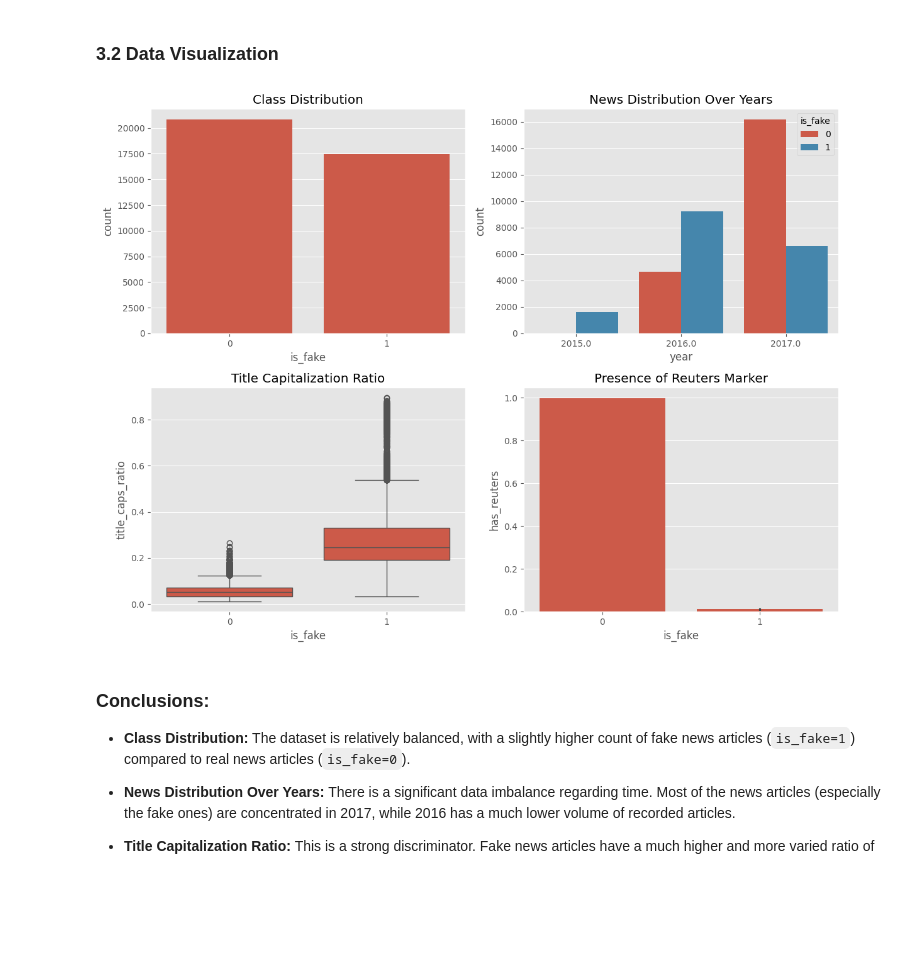
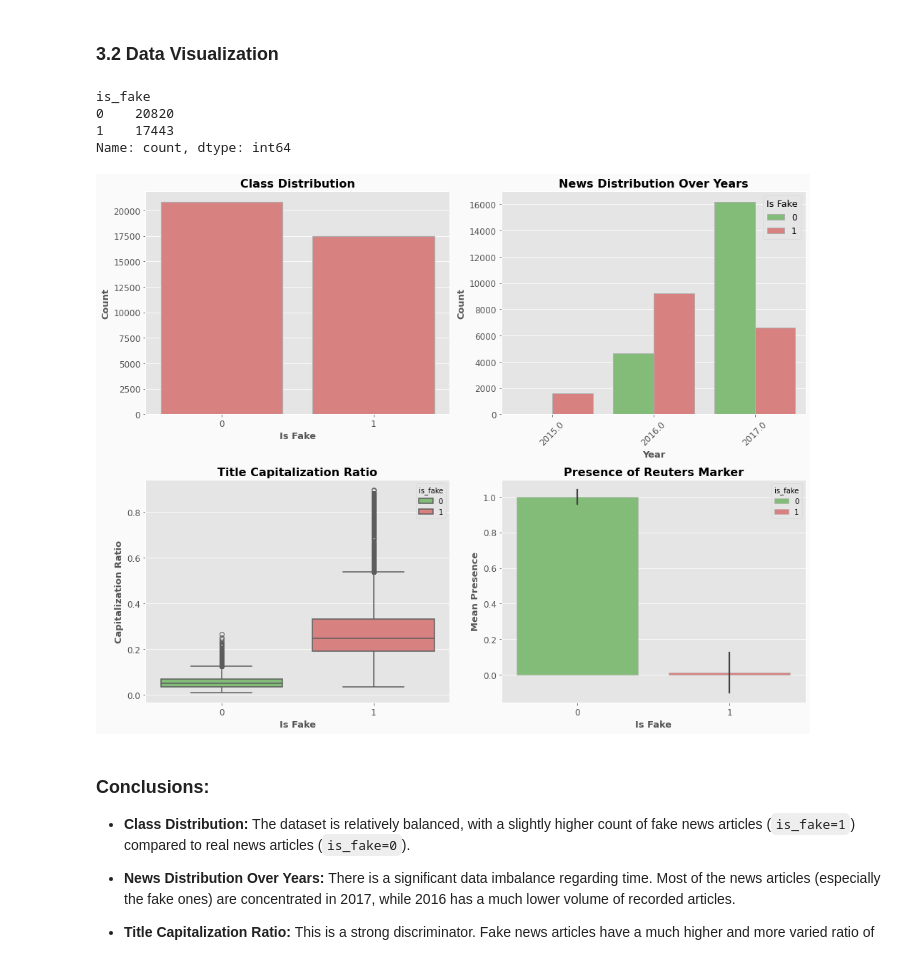
Before and after one commit to LiubovRev/Fake-News-Detector, a Jupyter notebook: fake_news_project.ipynb, the cells around one changed output. Cells and saved outputs as stored; diff of their text form; code cells hidden in the pictures; blank space fills up the shorter version.

```diff
--- a/fake_news_project.ipynb
+++ b/fake_news_project.ipynb
@@ -33,7 +31,6 @@ from wordcloud import WordCloud
 
 import os
 import random
-
 import zipfile
 import requests
 import seaborn as sns
@@ -52,10 +49,10 @@ from transformers import Trainer, TrainingArguments, DistilBertTokenizer, Distil
 import torch
 from torch.utils.data import DataLoader, TensorDataset, Dataset
 
-from nltk.corpus import stopwords
+
+from nltk.corpus import wordnet, stopwords
 from nltk.stem import WordNetLemmatizer
 from nltk.tokenize import word_tokenize
-from nltk.corpus import wordnet
 from nltk import ngrams
 import torch.nn.functional as F
 
@@ -82,8 +79,17 @@ from utils import (
     inject_fake_source,
     predict_label,
     get_wordnet_pos,
-    clean_synonyms,
+    get_wordnet_synonym,
     synonym_attack,
     predict_label_with_confidence,
 )
+
+# Color palette
+plt.style.use('seaborn-whitegrid')
+soft_blue = "#4A90E2"
+soft_coral = "#F28B82"
+soft_green = "#7BC86C"
+soft_red = "#E57373"
+soft_orange = "#F6C26B"
+soft_gray = "#B0B0B0"
 # %% [output]
@@ -132,6 +138,7 @@ df['title_caps_ratio'] = df['title'].apply(
 
 df['excl_count'] = df['text'].apply(lambda x: str(x).count('!'))
 df['has_reuters'] = df['text'].apply(lambda x: 1 if 'reuters' in str(x).lower() else 0)
+df['is_fake'] = df['is_fake'].astype(int)
 # %% [output]
 Total exact duplicate rows (all columns): 5575
 Example exact duplicates:
@@ -152,27 +159,58 @@ Example exact duplicates:
 9 2017-10-09
 # %% [markdown]
 ### 3.2 Data Visualization
+# %%
+df.is_fake.value_counts()
+# %% [output]
+is_fake
+0    20820
+1    17443
+Name: count, dtype: int64
 # %%
-plt.style.use('ggplot')
-fig, axes = plt.subplots(2, 2, figsize=(12, 9))
+fig, axes = plt.subplots(2, 2, figsize=(14, 11))
+fig.patch.set_facecolor('#FAFAFA')
 
-sns.countplot(x='is_fake', data=df, ax=axes[0,0])
-axes[0,0].set_title('Class Distribution')
+# Panel 1: Class Distribution (countplot)
+sns.countplot(x='is_fake', data=df, ax=axes[0,0], edgecolor=soft_gray, linewidth=1.2,
+              color=soft_red)  # use single color or use palette with hue
 
+axes[0,0].set_title('Class Distribution', fontsize=16, fontweight='bold')
+axes[0,0].set_xlabel('Is Fake', fontsize=13, fontweight='bold')
+axes[0,0].set_ylabel('Count', fontsize=13, fontweight='bold')
+axes[0,0].tick_params(axis='both', labelsize=12)
+
+# Panel 2: News Distribution Over Years
 df['year'] = df['date'].dt.year
-sns.countplot(x='year', hue='is_fake', data=df, ax=axes[0,1])
-axes[0,1].set_title('News Distribution Over Years')
+sns.countplot(x='year', hue='is_fake', data=df, ax=axes[0,1],
+              palette={0: soft_green, 1: soft_red}, edgecolor=soft_gray, linewidth=1)
+axes[0,1].set_title('News Distribution Over Years', fontsize=16, fontweight='bold')
+axes[0,1].set_xlabel('Year', fontsize=13, fontweight='bold')
+axes[0,1].set_ylabel('Count', fontsize=13, fontweight='bold')
+axes[0,1].tick_params(axis='x', rotation=45, labelsize=12)
+axes[0,1].tick_params(axis='y', labelsize=12)
+axes[0,1].legend(title='Is Fake', fontsize=12, title_fontsize=13)
 
-sns.boxplot(x='is_fake', y='title_caps_ratio', data=df, ax=axes[1,0])
-axes[1,0].set_title('Title Capitalization Ratio')
+# Panel 3: Title Capitalization Ratio
+sns.boxplot(x='is_fake', hue='is_fake', y='title_caps_ratio', data=df, ax=axes[1,0],
+            palette={0: soft_green, 1: soft_red}, linewidth=1.5)
+axes[1,0].set_title('Title Capitalization Ratio', fontsize=16, fontweight='bold')
+axes[1,0].set_xlabel('Is Fake', fontsize=13, fontweight='bold')
+axes[1,0].set_ylabel('Capitalization Ratio', fontsize=13, fontweight='bold')
+axes[1,0].tick_params(axis='both', labelsize=12)
 
-sns.barplot(x='is_fake', y='has_reuters', data=df, ax=axes[1,1])
-axes[1,1].set_title('Presence of Reuters Marker')
+# Panel 4: Presence of Reuters Marker
+sns.barplot(x='is_fake',hue='is_fake', y='has_reuters', data=df, ax=axes[1,1],
+            palette={0: soft_green, 1: soft_red}, edgecolor=soft_gray,
+            errorbar='sd')
+axes[1,1].set_title('Presence of Reuters Marker', fontsize=16, fontweight='bold')
+axes[1,1].set_xlabel('Is Fake', fontsize=13, fontweight='bold')
+axes[1,1].set_ylabel('Mean Presence', fontsize=13, fontweight='bold')
+axes[1,1].tick_params(axis='both', labelsize=12)
 
 plt.tight_layout()
 plt.show()
 # %% [output]
-[figure, old version]
+[figure, new version]
 # %% [markdown]
 ### Conclusions:
 
```
Also changed, not shown: parts of 28 cells of this notebook.
